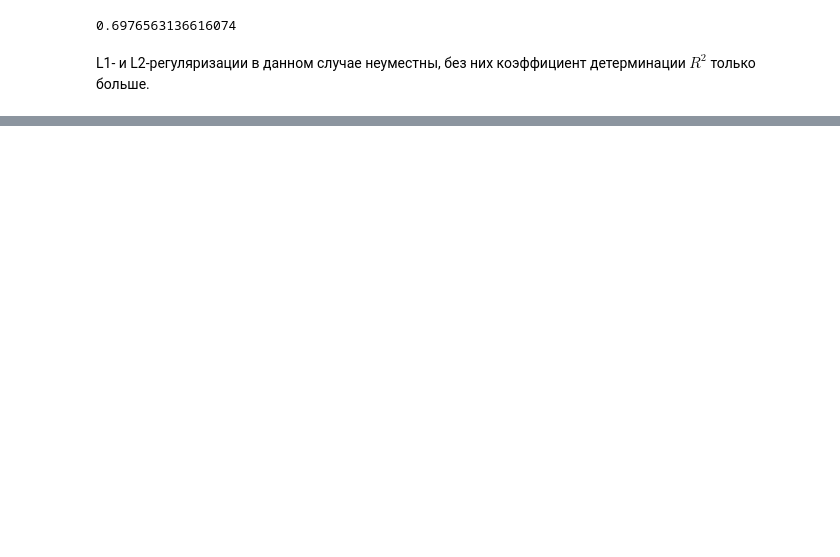
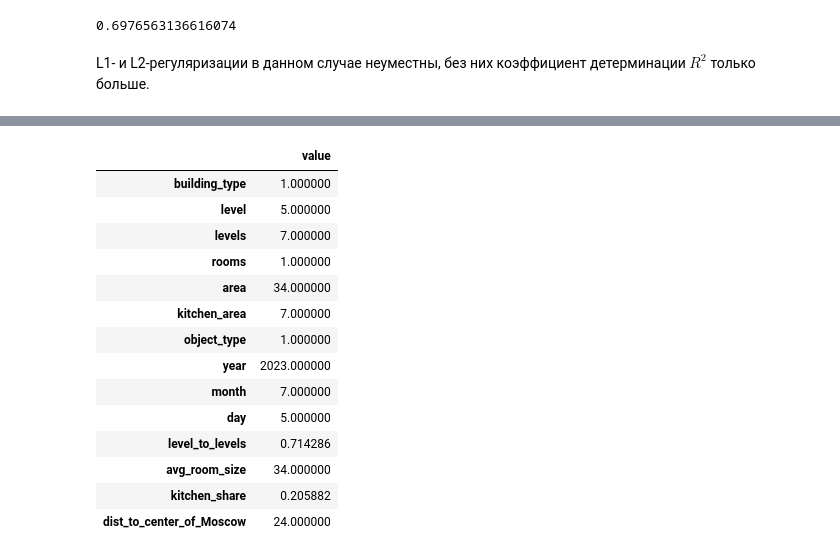
Before and after one commit to Lak1n26/pet-projects, a Jupyter notebook: Russia real estate prices/real_estate_analysis.ipynb, the cells around one changed output, grey strips where cells are left out. Drawn from its saved outputs; the diff is of its cells as text; code cells hidden in the pictures; blank space fills up the shorter version.

```diff
--- a/Russia real estate prices/real_estate_analysis.ipynb
+++ b/Russia real estate prices/real_estate_analysis.ipynb
@@ -393,0 +430,39 @@ L1- и L2-регуляризации в данном случае неумест
+# %%
+# создадим словарь с параметрами нашей квартиры
+apartment_params = {
+    'building_type': 1,
+    'level': 5,
+    'levels': 7,
+    'rooms': 1,
+    'area': 34,
+    'kitchen_area': 7,
+    'object_type': 1,
+    'year': 2023,
+    'month': 7,
+    'day': 5,
+    'level_to_levels': 5 / 7,
+    'avg_room_size': 34 / 1,
+    'kitchen_share': 7 / 34,
+    'dist_to_center_of_Moscow': 24
+}
+
+# создадим датафрейм
+apartment = pd.DataFrame(apartment_params, index=['value']).T
+
+apartment
+# %% [output]
+|  | value |
+| building_type | 1.000000 |
+| level | 5.000000 |
+| levels | 7.000000 |
+| rooms | 1.000000 |
+| area | 34.000000 |
+| kitchen_area | 7.000000 |
+| object_type | 1.000000 |
+| year | 2023.000000 |
+| month | 7.000000 |
+| day | 5.000000 |
+| level_to_levels | 0.714286 |
+| avg_room_size | 34.000000 |
+| kitchen_share | 0.205882 |
+| dist_to_center_of_Moscow | 24.000000 |
```
Also changed, not shown: parts of 15 cells of this notebook.
